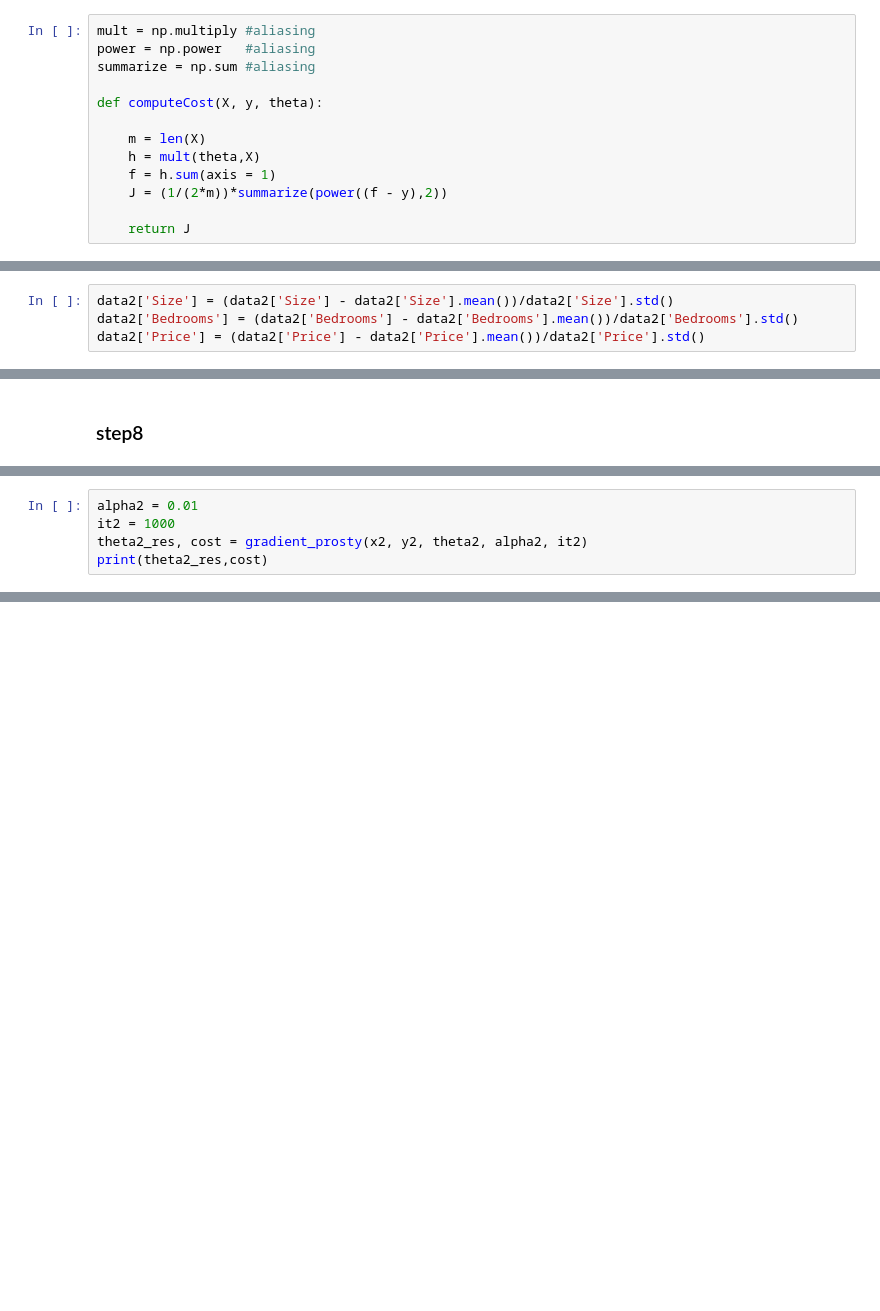
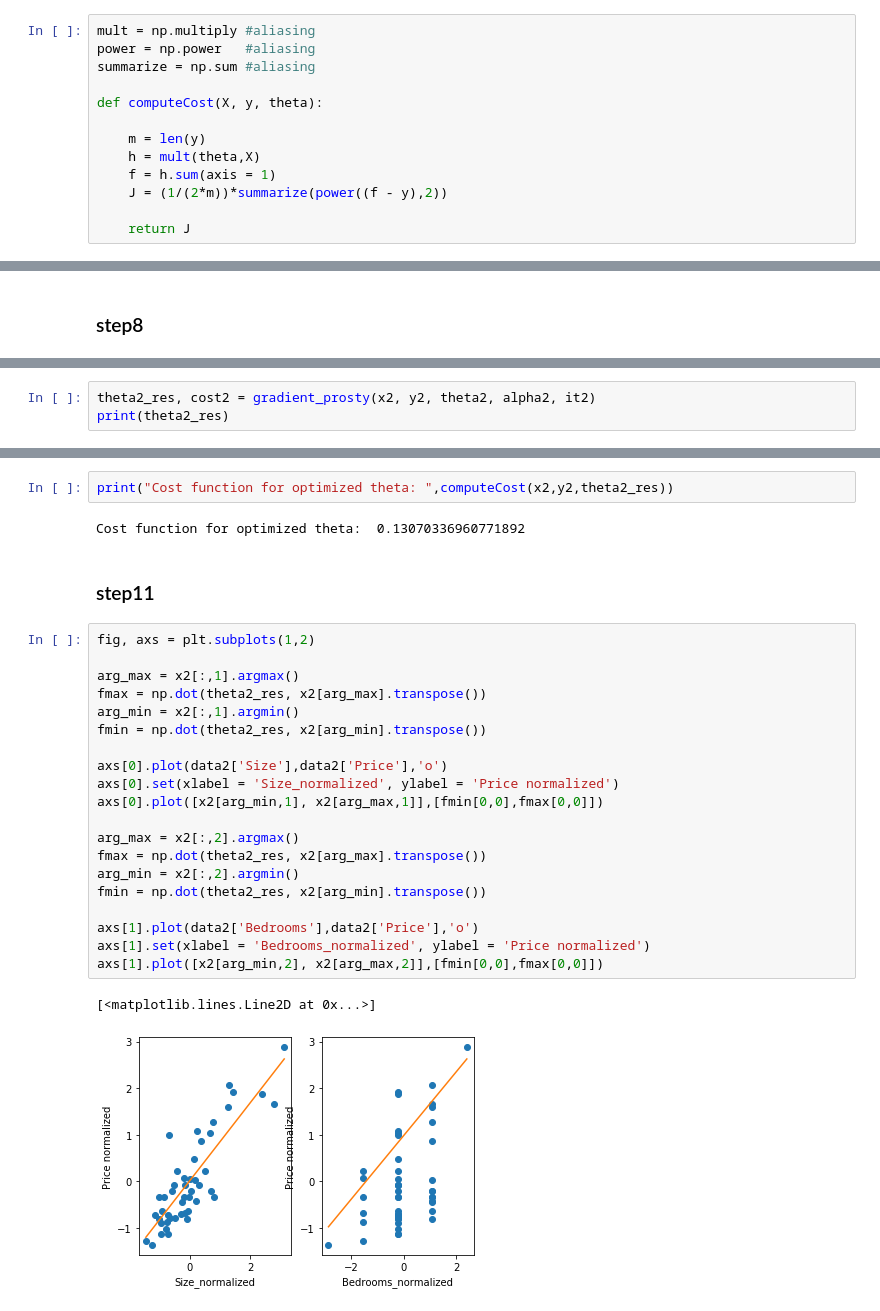
Before and after one commit to Pietro979/MachineLearningRepo, a Jupyter notebook: lab3.ipynb, the cells around one changed output, grey strips where cells are left out. Cells and saved outputs as stored; diff of their text form; blank space fills up the shorter version.

```diff
--- a/lab3.ipynb
+++ b/lab3.ipynb
@@ -107,7 +107,7 @@ summarize = np.sum #aliasing
 
 def computeCost(X, y, theta):
 
-    m = len(X)
+    m = len(y)
     h = mult(theta,X)
     f = h.sum(axis = 1)
     J = (1/(2*m))*summarize(power((f - y),2))
@@ -232,4 +201,0 @@ price_std:  125039.89958640098
-# %%
-data2['Size'] = (data2['Size'] - data2['Size'].mean())/data2['Size'].std()
-data2['Bedrooms'] = (data2['Bedrooms'] - data2['Bedrooms'].mean())/data2['Bedrooms'].std()
-data2['Price'] = (data2['Price'] - data2['Price'].mean())/data2['Price'].std()
@@ -288,6 +254,4 @@ print(computeCost(x2, y2, theta2))
 # %%
-alpha2 = 0.01
-it2 = 1000
-theta2_res, cost = gradient_prosty(x2, y2, theta2, alpha2, it2)
-print(theta2_res,cost)
+theta2_res, cost2 = gradient_prosty(x2, y2, theta2, alpha2, it2)
+print(theta2_res)
 # %% [output]
@@ -310,0 +261,29 @@ print(theta2_res,cost)
+# %%
+print("Cost function for optimized theta: ",computeCost(x2,y2,theta2_res))
+# %% [output]
+Cost function for optimized theta:  0.13070336960771892
+# %% [markdown]
+### step11
+# %%
+fig, axs = plt.subplots(1,2)
+
+arg_max = x2[:,1].argmax()
+fmax = np.dot(theta2_res, x2[arg_max].transpose())
+arg_min = x2[:,1].argmin()
+fmin = np.dot(theta2_res, x2[arg_min].transpose())
+
+axs[0].plot(data2['Size'],data2['Price'],'o')
+axs[0].set(xlabel = 'Size_normalized', ylabel = 'Price normalized')
+axs[0].plot([x2[arg_min,1], x2[arg_max,1]],[fmin[0,0],fmax[0,0]])
+
+arg_max = x2[:,2].argmax()
+fmax = np.dot(theta2_res, x2[arg_max].transpose())
+arg_min = x2[:,2].argmin()
+fmin = np.dot(theta2_res, x2[arg_min].transpose())
+
+axs[1].plot(data2['Bedrooms'],data2['Price'],'o')
+axs[1].set(xlabel = 'Bedrooms_normalized', ylabel = 'Price normalized')
+axs[1].plot([x2[arg_min,2], x2[arg_max,2]],[fmin[0,0],fmax[0,0]])
+# %% [output]
+[<matplotlib.lines.Line2D at 0x...>]
+[figure, added]
```
Also changed, not shown: parts of 27 cells of this notebook.
